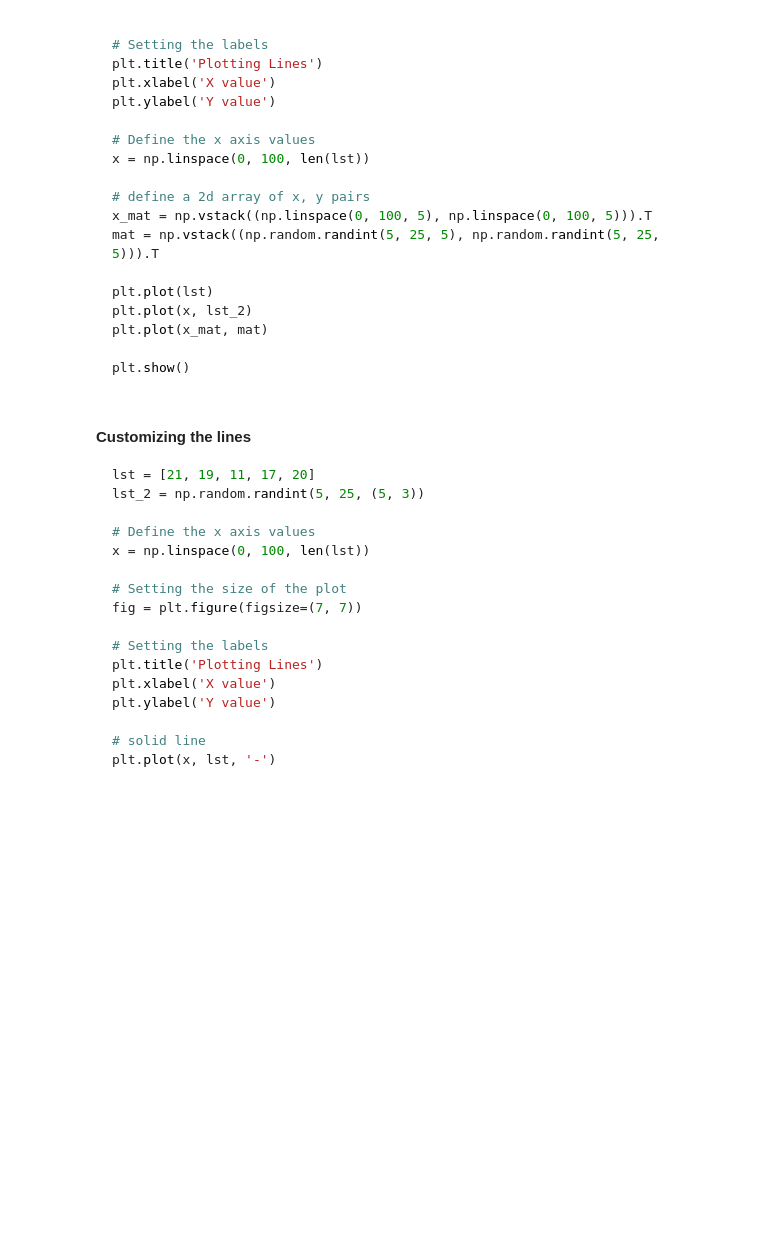
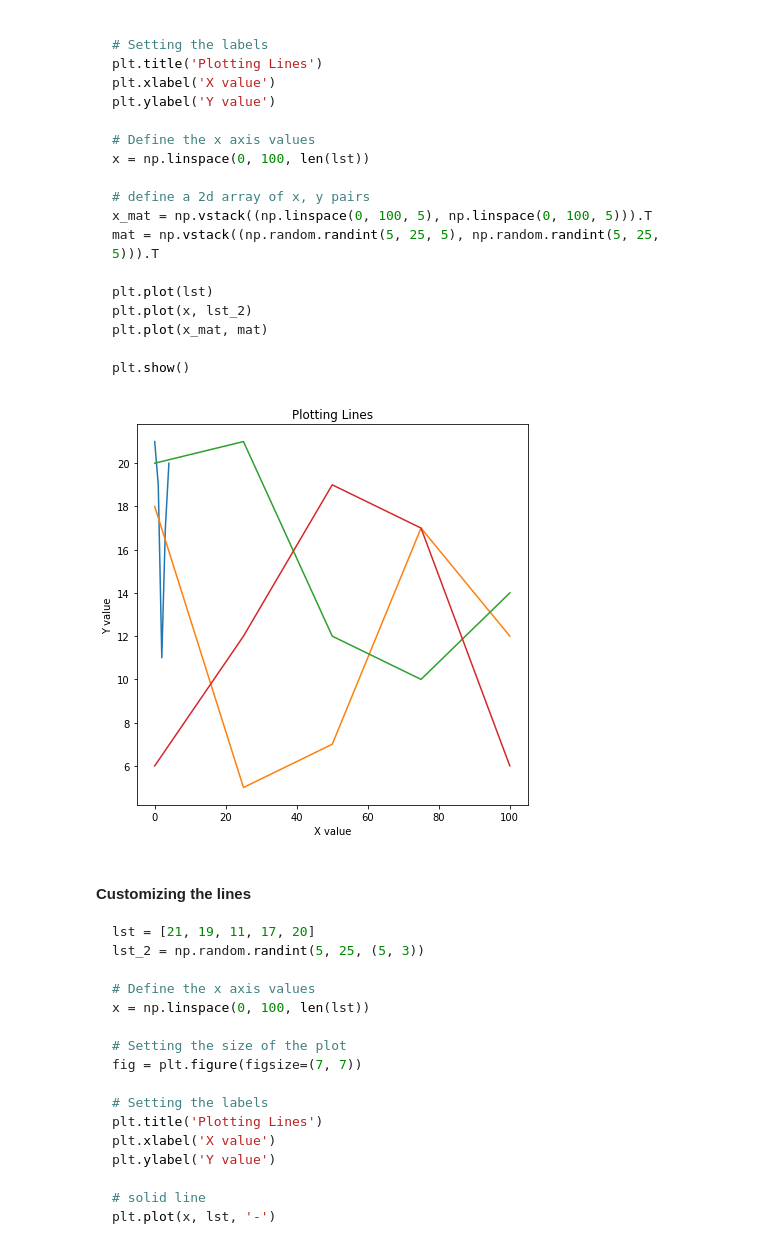
Before and after one commit to zs1252/2018_fall_itp, a Jupyter notebook: lecture_08/lecture_08.ipynb, the cells around one changed output. Cells and saved outputs as stored; diff of their text form; code cells hidden in the pictures; blank space fills up the shorter version.

````diff
--- a/lecture_08/lecture_08.ipynb
+++ b/lecture_08/lecture_08.ipynb
@@ -787,6 +1140,32 @@ plt.plot(x_mat, mat)
 
 plt.show()
 ```
+# %%
+lst = [21, 19, 11, 17, 20]
+lst_2 = np.random.randint(5, 25, 5)
+
+# Setting the size of the plot
+fig = plt.figure(figsize=(7, 7))
+
+# Setting the labels
+plt.title('Plotting Lines')
+plt.xlabel('X value')
+plt.ylabel('Y value')
+
+# Define the x axis values
+x = np.linspace(0, 100, len(lst))
+
+# define a 2d array of x, y pairs
+x_mat = np.vstack((np.linspace(0, 100, 5), np.linspace(0, 100, 5))).T
+mat = np.vstack((np.random.randint(5, 25, 5), np.random.randint(5, 25, 5))).T
+
+plt.plot(lst)
+plt.plot(x, lst_2)
+plt.plot(x_mat, mat)
+
+plt.show()
+# %% [output]
+[figure, added]
 # %% [markdown]
 #### Customizing the lines
 
````
Also changed, not shown: parts of 51 cells of this notebook, 2 other files.
